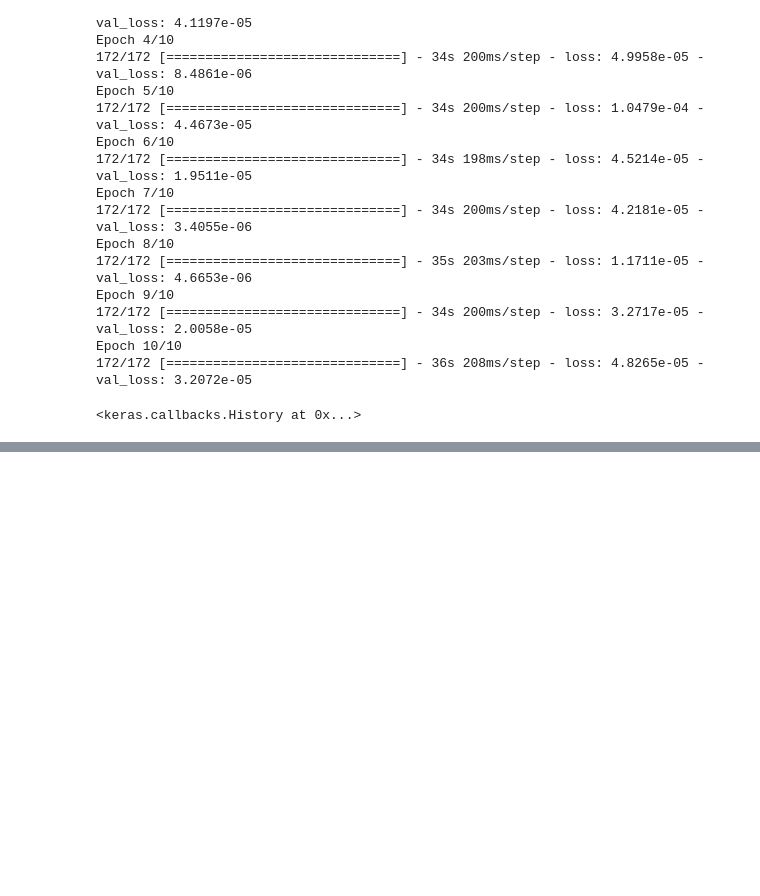
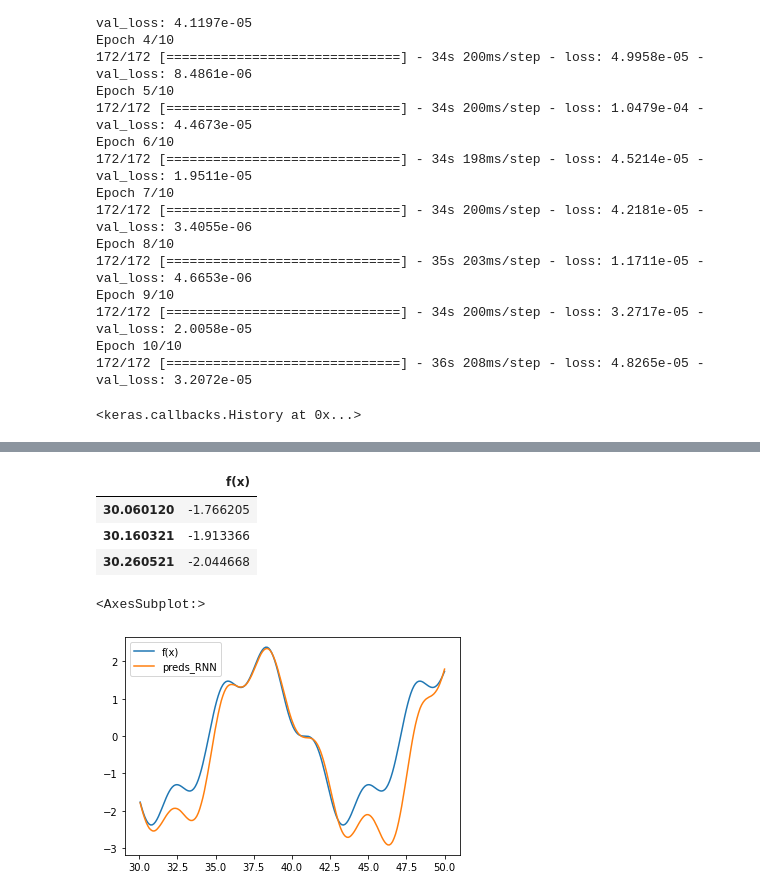
Before and after one commit to kokchun/Deep-learning-AI21, a Jupyter notebook: Lectures/Code-alongs/Lec7-RNN.ipynb, the cells around one changed output, grey strips where cells are left out. Drawn from its saved outputs; the diff is of its cells as text; code cells hidden in the pictures; blank space fills up the shorter version.

```diff
--- a/Lectures/Code-alongs/Lec7-RNN.ipynb
+++ b/Lectures/Code-alongs/Lec7-RNN.ipynb
@@ -131,0 +139,14 @@ Epoch 10/10
+# %%
+predictions = np.zeros([len(scaled_test),1])
+first_batch = scaled_train[-batch_length:]
+print(f"{first_batch.shape=}")
+new_batch = first_batch[None, :]
+print(f"{new_batch.shape=}")
+
+for i, _ in enumerate(df_test.values):
+    new_pred = model.predict(new_batch)
+    predictions[i] = new_pred[0]
+    new_batch = np.append(new_batch[:, batch_size:, :], [new_pred], axis = 1)
+
+y_pred = scaler.inverse_transform(predictions)
+y_pred[:3]
@@ -131,0 +160,13 @@ Epoch 10/10
+# %%
+df_test.head(3)
+# %% [output]
+|  | f(x) |
+| 30.060120 | -1.766205 |
+| 30.160321 | -1.913366 |
+| 30.260521 | -2.044668 |
+# %%
+df_test.insert(df_test.shape[1], "preds_RNN", y_pred)
+df_test.plot()
+# %% [output]
+<AxesSubplot:>
+[figure, added]
```
Also changed, not shown: parts of 11 cells of this notebook.
